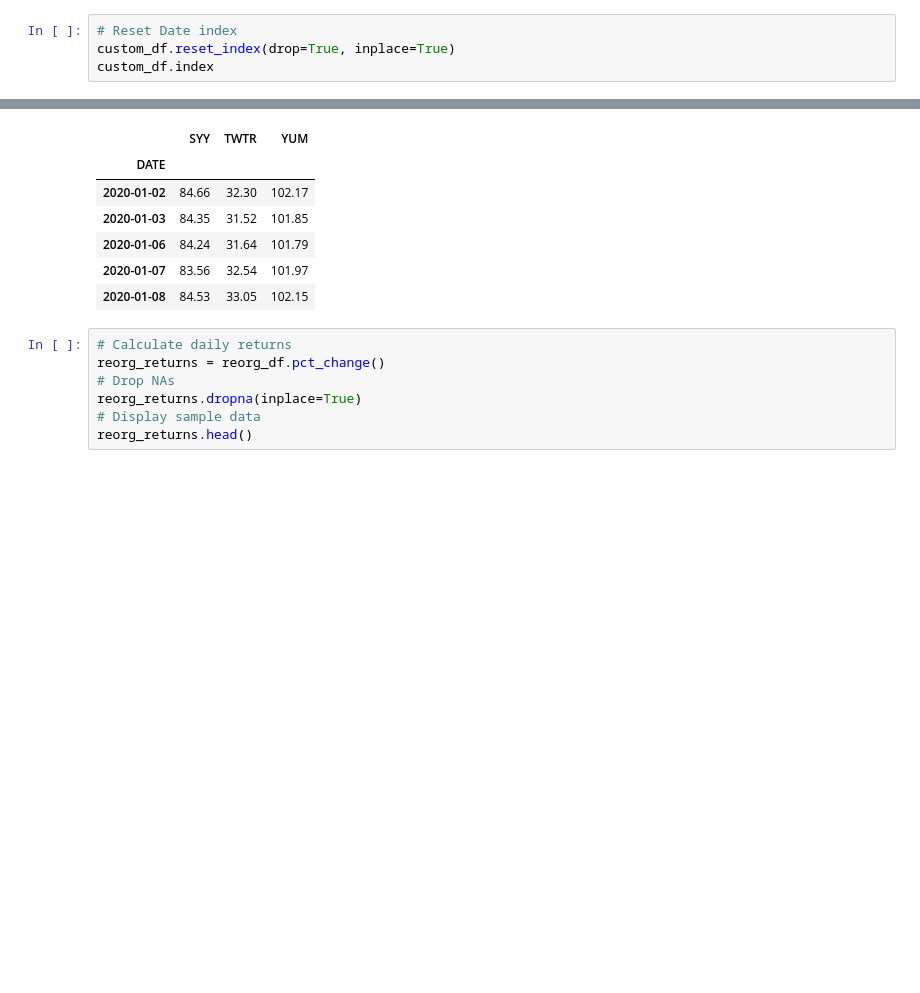
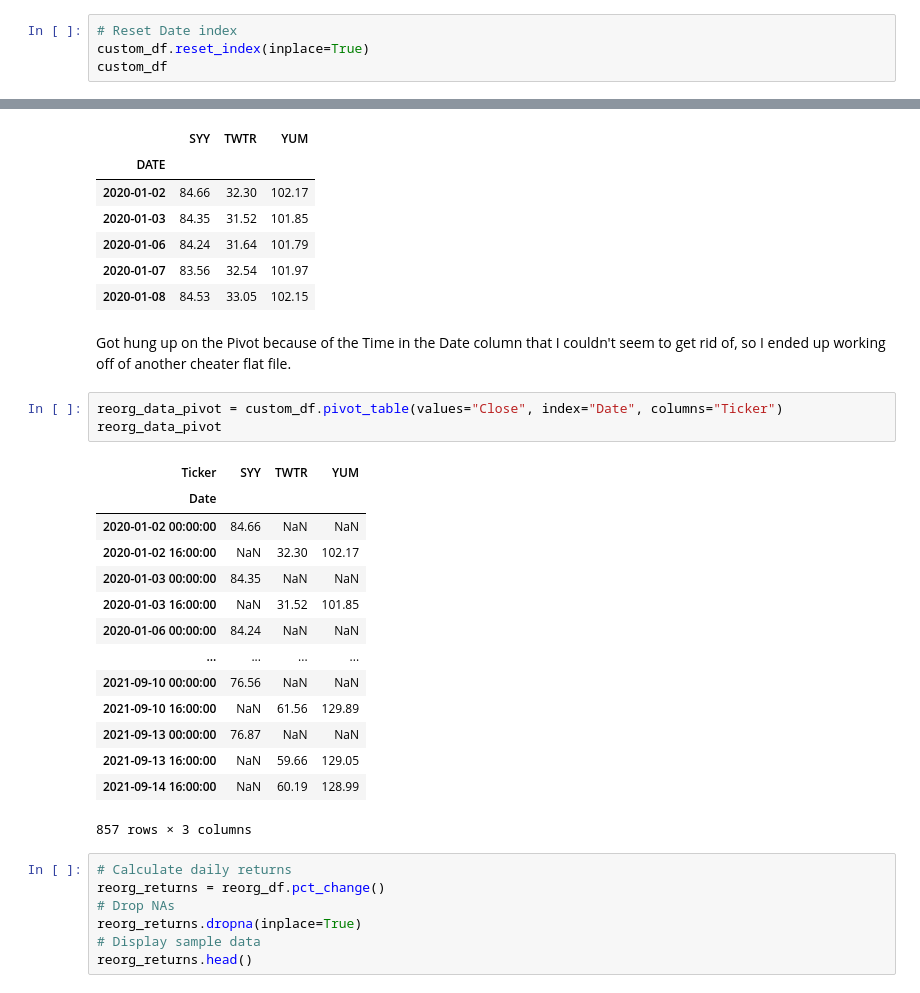
Before and after one commit to MatthewPuttroff/HWUnitFour, a Jupyter notebook: 04-Pandas/Instructions/Starter_Code/whale_analysis.ipynb, the cells around one changed output, grey strips where cells are left out. Drawn from its saved outputs; the diff is of its cells as text; blank space fills up the shorter version.

Commit message:
Tried Pivot but had issue with time in date column

```diff
--- a/04-Pandas/Instructions/Starter_Code/whale_analysis.ipynb
+++ b/04-Pandas/Instructions/Starter_Code/whale_analysis.ipynb
@@ -635,6 +635,6 @@ custom_df.tail()
 | 2021-09-14 16:00:00 | YUM | 128.99 |
 # %%
 # Reset Date index
-custom_df.reset_index(drop=True, inplace=True)
-custom_df.index
+custom_df.reset_index(inplace=True)
+custom_df
 # %% [output]
@@ -652,6 +664,26 @@ reorg_df.head()
 | 2020-01-06 | 84.24 | 31.64 | 101.79 |
 | 2020-01-07 | 83.56 | 32.54 | 101.97 |
 | 2020-01-08 | 84.53 | 33.05 | 102.15 |
+# %% [markdown]
+Got hung up on the Pivot because of the Time in the Date column that I couldn't seem to get rid of, so I ended up working off of another cheater flat file.
+# %%
+reorg_data_pivot = custom_df.pivot_table(values="Close", index="Date", columns="Ticker")
+reorg_data_pivot
+# %% [output]
+| Ticker | SYY | TWTR | YUM |
+| Date |  |  |  |
+| 2020-01-02 00:00:00 | 84.66 | NaN | NaN |
+| 2020-01-02 16:00:00 | NaN | 32.30 | 102.17 |
+| 2020-01-03 00:00:00 | 84.35 | NaN | NaN |
+| 2020-01-03 16:00:00 | NaN | 31.52 | 101.85 |
+| 2020-01-06 00:00:00 | 84.24 | NaN | NaN |
+| ... | ... | ... | ... |
+| 2021-09-10 00:00:00 | 76.56 | NaN | NaN |
+| 2021-09-10 16:00:00 | NaN | 61.56 | 129.89 |
+| 2021-09-13 00:00:00 | 76.87 | NaN | NaN |
+| 2021-09-13 16:00:00 | NaN | 59.66 | 129.05 |
+| 2021-09-14 16:00:00 | NaN | 60.19 | 128.99 |
+857 rows × 3 columns
 # %%
 # Calculate daily returns
 reorg_returns = reorg_df.pct_change()
```
Also changed, not shown: parts of 1 cell of this notebook.
